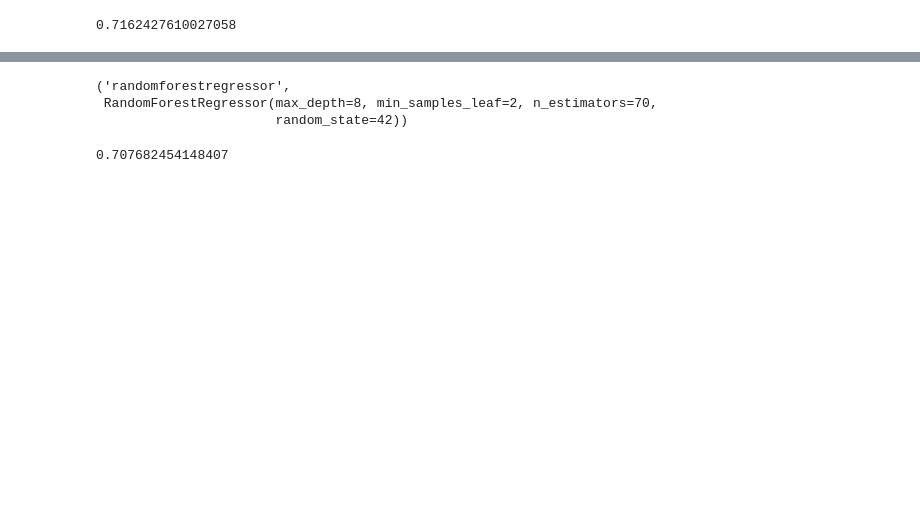
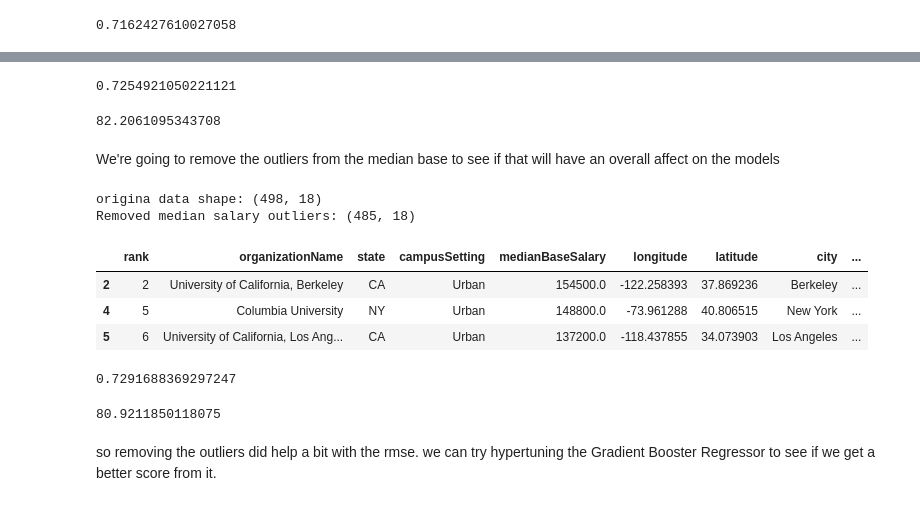
Before and after one commit to tcarr032/ML-dataset-projects, a Jupyter notebook: top college dataset/college.ipynb, the cells around one changed output, grey strips where cells are left out. Saved outputs shown, nothing was run; the diff lists cells and outputs as text; code cells hidden in the pictures; blank space fills up the shorter version.

Commit message:
new regressor, removed outliers

```diff
--- a/top college dataset/college.ipynb
+++ b/top college dataset/college.ipynb
@@ -431,11 +380,33 @@ GridSearchCV(estimator=Pipeline(steps=[('columntransformer',
-# %%
-search.best_estimator_.steps[1]
-# %% [output]
-('randomforestregressor',
- RandomForestRegressor(max_depth=8, min_samples_leaf=2, n_estimators=70,
-                       random_state=42))
-# %%
-best_rand = search.best_estimator_
-best_rand.score(X_test,y_test)
-# %% [output]
-0.707682454148407
+# %%
+from sklearn.ensemble import GradientBoostingRegressor
+gb_reg_pipeline = make_pipeline(preprocessor, GradientBoostingRegressor())
+gb_reg_pipeline.fit(X_train, y_train)
+gb_reg_pipeline.score(X_test, y_test)
+# %% [output]
+0.7254921050221121
+# %%
+from sklearn.metrics import mean_squared_error
+
+y_pred = gb_reg_pipeline.predict(X_test)
+mse = mean_squared_error(y_test, y_pred)
+rmse = np.sqrt(mse)
+rmse
+# %% [output]
+82.2061095343708
+# %% [markdown]
+We're going to remove the outliers from the median base to see if that will have an overall affect on the models
+# %%
+q1,q3 = np.nanpercentile(data['medianBaseSalary'], [25,75], axis=0)
+IQR = q3 - q1
+upper_bound = q3 + 1.5*IQR
+outliers_salary = rank_data['medianBaseSalary']> upper_bound
+outlier_removed_data = rank_data.drop(rank_data[outliers_salary].index, axis=0)
+print(f'origina data shape: {rank_data.shape} \nRemoved median salary outliers: {outlier_removed_data.shape}')
+outlier_removed_data.head(3)
+# %% [output]
+origina data shape: (498, 18)
+Removed median salary outliers: (485, 18)
+|  | rank | organizationName | state | campusSetting | medianBaseSalary | longitude | latitude | city | ... |
+| 2 | 2 | University of California, Berkeley | CA | Urban | 154500.0 | -122.258393 | 37.869236 | Berkeley | ... |
+| 4 | 5 | Columbia University | NY | Urban | 148800.0 | -73.961288 | 40.806515 | New York | ... |
+| 5 | 6 | University of California, Los Ang... | CA | Urban | 137200.0 | -118.437855 | 34.073903 | Los Angeles | ... |
@@ -441,0 +417,14 @@ best_rand.score(X_test,y_test)
+# %%
+gb_reg_pipeline.fit(X_train, y_train)
+gb_reg_pipeline.score(X_test, y_test)
+# %% [output]
+0.7291688369297247
+# %%
+y_pred = gb_reg_pipeline.predict(X_test)
+mse = mean_squared_error(y_test, y_pred)
+rmse = np.sqrt(mse)
+rmse
+# %% [output]
+80.9211850118075
+# %% [markdown]
+so removing the outliers did help a bit with the rmse. we can try hypertuning the Gradient Booster Regressor to see if we get a better score from it.
```
Also changed, not shown: parts of 8 cells of this notebook, 1 other file.
